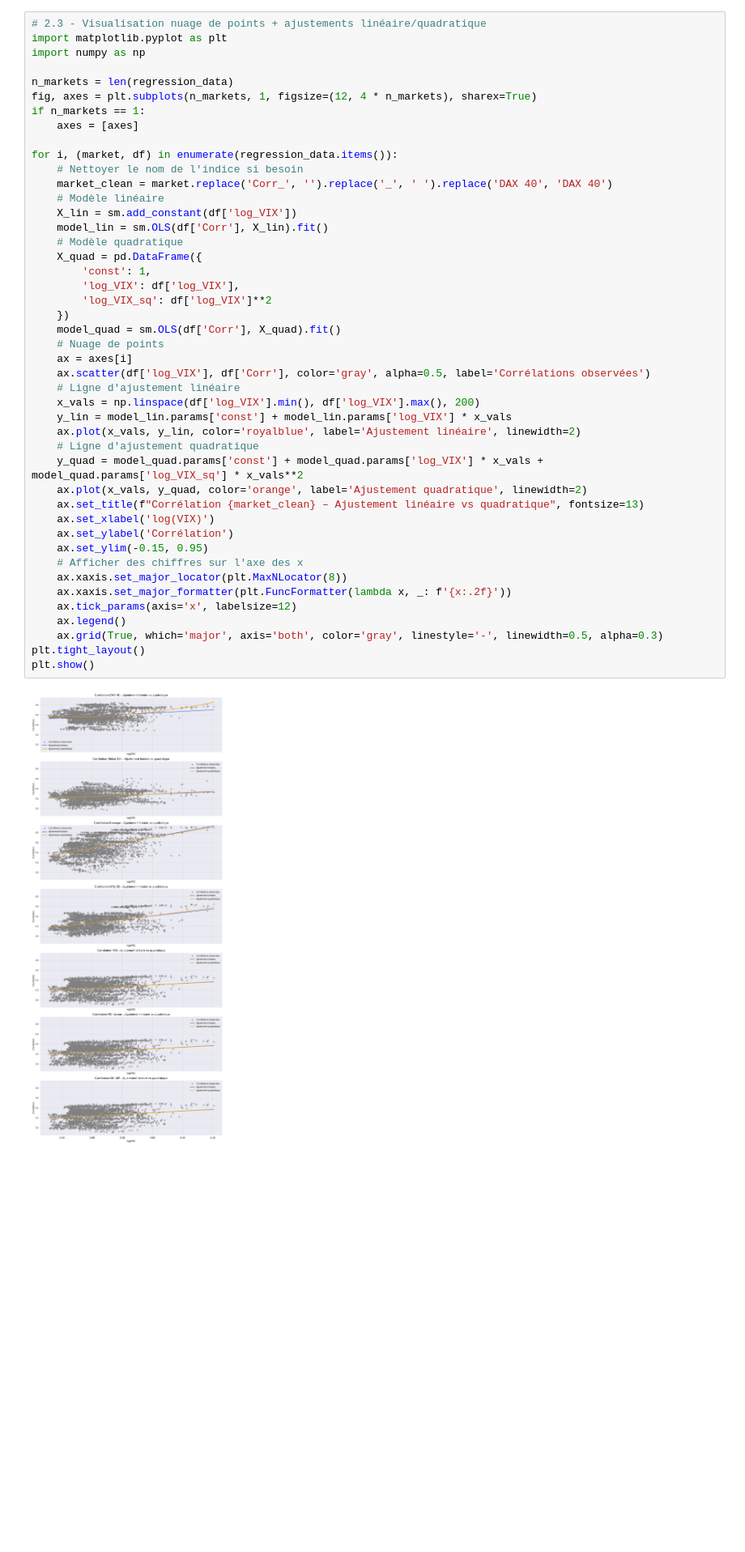
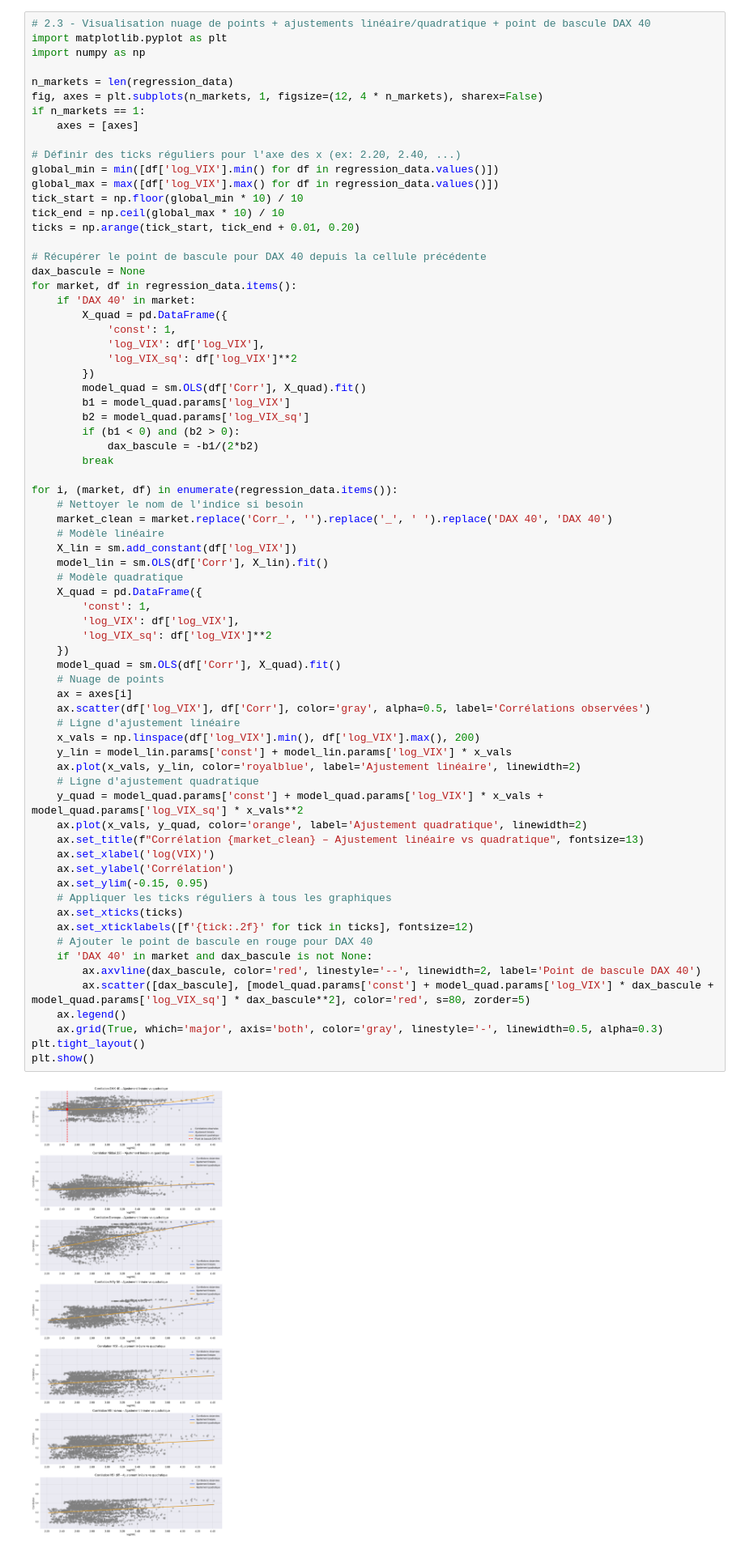
Before and after one commit to jeansimon18/Autre-Test_etude_de_cas, a Jupyter notebook: autre test étude de cas 1.ipynb, the cells around one changed output. Shown at 81% size. Saved outputs shown, nothing was run; the diff lists cells and outputs as text; blank space fills up the shorter version.

```diff
--- a/autre test étude de cas 1.ipynb
+++ b/autre test étude de cas 1.ipynb
@@ -971,50 +970,76 @@ else:
 • Le point de bascule VIX* représente le niveau de volatilité où la corrélation est minimale : en-dessous ou au-dessus, la diversification devient moins efficace.
 • Pour la stratégie de diversification, cela signifie qu'il existe un seuil critique de volatilité : lorsque le VIX franchit ce niveau, la corrélation entre marchés augmente, réduisant les bénéfices d ...
 # %%
-# 2.3 - Visualisation nuage de points + ajustements linéaire/quadratique
+# 2.3 - Visualisation nuage de points + ajustements linéaire/quadratique + point de bascule DAX 40
 import matplotlib.pyplot as plt
 import numpy as np
 
 n_markets = len(regression_data)
-fig, axes = plt.subplots(n_markets, 1, figsize=(12, 4 * n_markets), sharex=True)
+fig, axes = plt.subplots(n_markets, 1, figsize=(12, 4 * n_markets), sharex=False)
 if n_markets == 1:
     axes = [axes]
+
+# Définir des ticks réguliers pour l'axe des x (ex: 2.20, 2.40, ...)
+global_min = min([df['log_VIX'].min() for df in regression_data.values()])
+global_max = max([df['log_VIX'].max() for df in regression_data.values()])
+tick_start = np.floor(global_min * 10) / 10
+tick_end = np.ceil(global_max * 10) / 10
+ticks = np.arange(tick_start, tick_end + 0.01, 0.20)
+
+# Récupérer le point de bascule pour DAX 40 depuis la cellule précédente
+dax_bascule = None
+for market, df in regression_data.items():
+    if 'DAX 40' in market:
+        X_quad = pd.DataFrame({
+            'const': 1,
+            'log_VIX': df['log_VIX'],
+            'log_VIX_sq': df['log_VIX']**2
+        })
+        model_quad = sm.OLS(df['Corr'], X_quad).fit()
+        b1 = model_quad.params['log_VIX']
+        b2 = model_quad.params['log_VIX_sq']
+        if (b1 < 0) and (b2 > 0):
+            dax_bascule = -b1/(2*b2)
+        break
 
 for i, (market, df) in enumerate(regression_data.items()):
     # Nettoyer le nom de l'indice si besoin
     market_clean = market.replace('Corr_', '').replace('_', ' ').replace('DAX 40', 'DAX 40')
     # Modèle linéaire
     X_lin = sm.add_constant(df['log_VIX'])
     model_lin = sm.OLS(df['Corr'], X_lin).fit()
     # Modèle quadratique
     X_quad = pd.DataFrame({
         'const': 1,
         'log_VIX': df['log_VIX'],
         'log_VIX_sq': df['log_VIX']**2
     })
     model_quad = sm.OLS(df['Corr'], X_quad).fit()
     # Nuage de points
     ax = axes[i]
     ax.scatter(df['log_VIX'], df['Corr'], color='gray', alpha=0.5, label='Corrélations observées')
     # Ligne d'ajustement linéaire
     x_vals = np.linspace(df['log_VIX'].min(), df['log_VIX'].max(), 200)
     y_lin = model_lin.params['const'] + model_lin.params['log_VIX'] * x_vals
     ax.plot(x_vals, y_lin, color='royalblue', label='Ajustement linéaire', linewidth=2)
     # Ligne d'ajustement quadratique
     y_quad = model_quad.params['const'] + model_quad.params['log_VIX'] * x_vals + model_quad.params['log_VIX_sq'] * x_vals**2
     ax.plot(x_vals, y_quad, color='orange', label='Ajustement quadratique', linewidth=2)
     ax.set_title(f"Corrélation {market_clean} – Ajustement linéaire vs quadratique", fontsize=13)
     ax.set_xlabel('log(VIX)')
     ax.set_ylabel('Corrélation')
     ax.set_ylim(-0.15, 0.95)
-    # Afficher des chiffres sur l'axe des x
-    ax.xaxis.set_major_locator(plt.MaxNLocator(8))
-    ax.xaxis.set_major_formatter(plt.FuncFormatter(lambda x, _: f'{x:.2f}'))
-    ax.tick_params(axis='x', labelsize=12)
+    # Appliquer les ticks réguliers à tous les graphiques
+    ax.set_xticks(ticks)
+    ax.set_xticklabels([f'{tick:.2f}' for tick in ticks], fontsize=12)
+    # Ajouter le point de bascule en rouge pour DAX 40
+    if 'DAX 40' in market and dax_bascule is not None:
+        ax.axvline(dax_bascule, color='red', linestyle='--', linewidth=2, label='Point de bascule DAX 40')
+        ax.scatter([dax_bascule], [model_quad.params['const'] + model_quad.params['log_VIX'] * dax_bascule + model_quad.params['log_VIX_sq'] * dax_bascule**2], color='red', s=80, zorder=5)
     ax.legend()
     ax.grid(True, which='major', axis='both', color='gray', linestyle='-', linewidth=0.5, alpha=0.3)
 plt.tight_layout()
 plt.show()
 # %% [output]
-[figure, old version]
+[figure, new version]
 # %%
```
Also changed, not shown: parts of 4 cells of this notebook.
